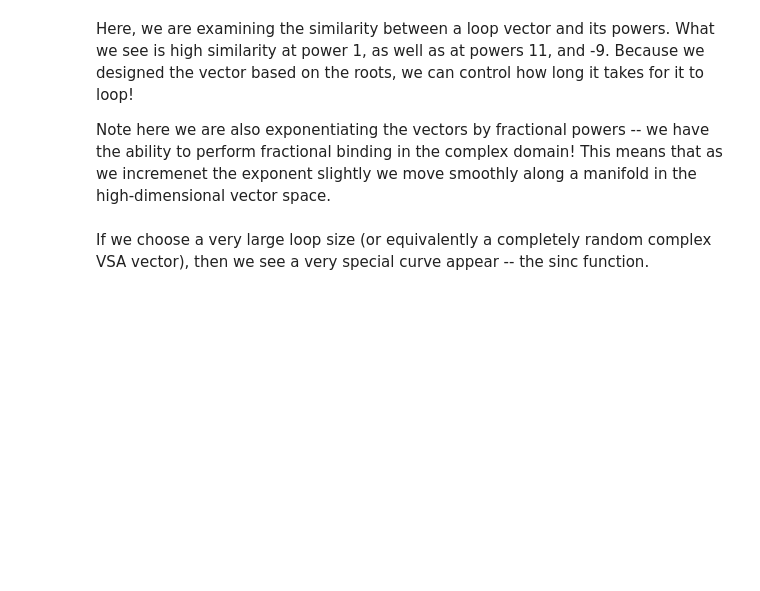
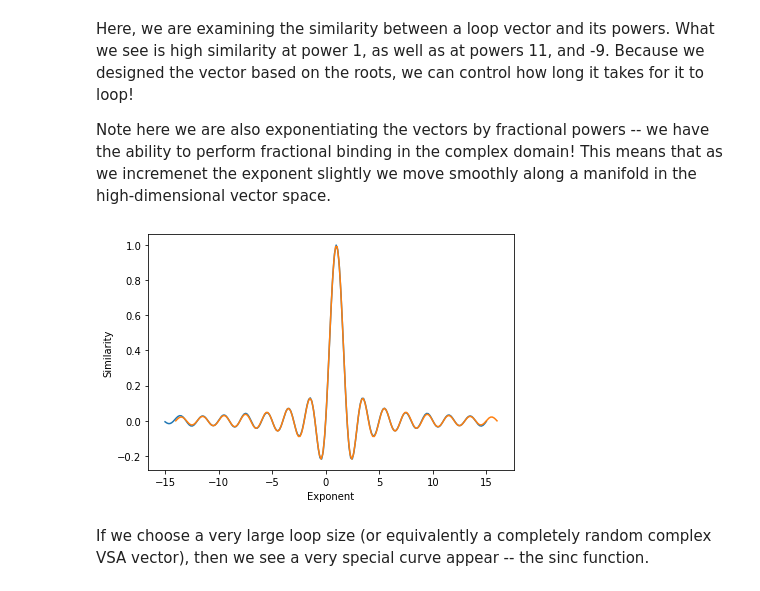
Before and after one commit to mlberkeley/semantic-convs, a Jupyter notebook: notebooks/resonator-template-200915.ipynb, the cells around one changed output. Saved outputs shown, nothing was run; the diff lists cells and outputs as text; code cells hidden in the pictures; blank space fills up the shorter version.

```diff
--- a/notebooks/resonator-template-200915.ipynb
+++ b/notebooks/resonator-template-200915.ipynb
@@ -250,23 +289,25 @@ Here, we are examining the similarity between a loop vector and its powers. What
 Note here we are also exponentiating the vectors by fractional powers -- we have the ability to perform fractional binding in the complex domain! This means that as we incremenet the exponent slightly we move smoothly along a manifold in the high-dimensional vector space.
 # %%
 loop_size = 1000
-loop_vec = ru.cvec(N, loop_size)[0]
+loop_vec = ctvec(N, loop_size)
 
 pows = np.linspace(-15, 15, 200)
 sims = np.zeros_like(pows)
 
 for i, p in enumerate(pows):
     sims[i] = np.real(np.dot(np.conj(loop_vec).T, loop_vec ** p)) / N
 
 plt.plot(pows, sims)
 
 # compare to the sinc function
 plt.plot(pows+1, np.sin(np.pi*pows)/(np.pi*pows))
 
 plt.xlabel('Exponent')
 plt.ylabel('Similarity')
 
 plt.tight_layout()
+# %% [output]
+[figure, added]
 # %% [markdown]
 If we choose a very large loop size (or equivalently a completely random complex VSA vector), then we see a very special curve appear -- the sinc function.
 # %% [markdown]
```
Also changed, not shown: parts of 30 cells of this notebook.
